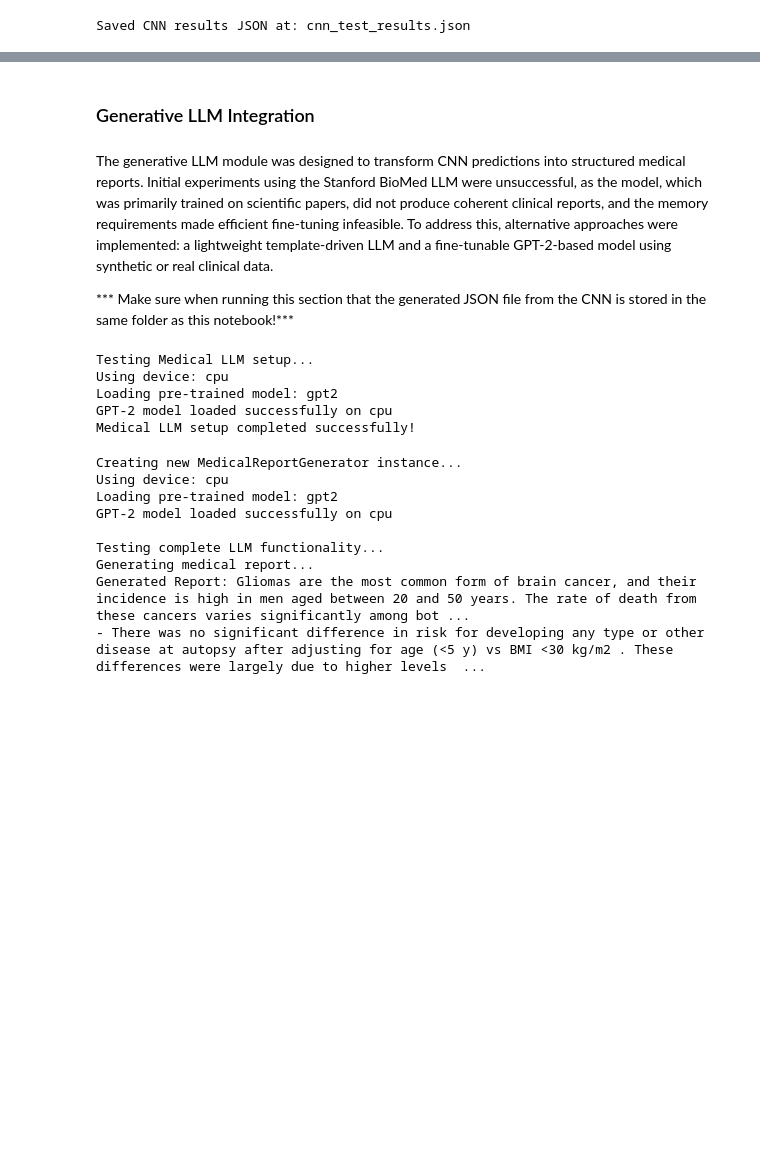
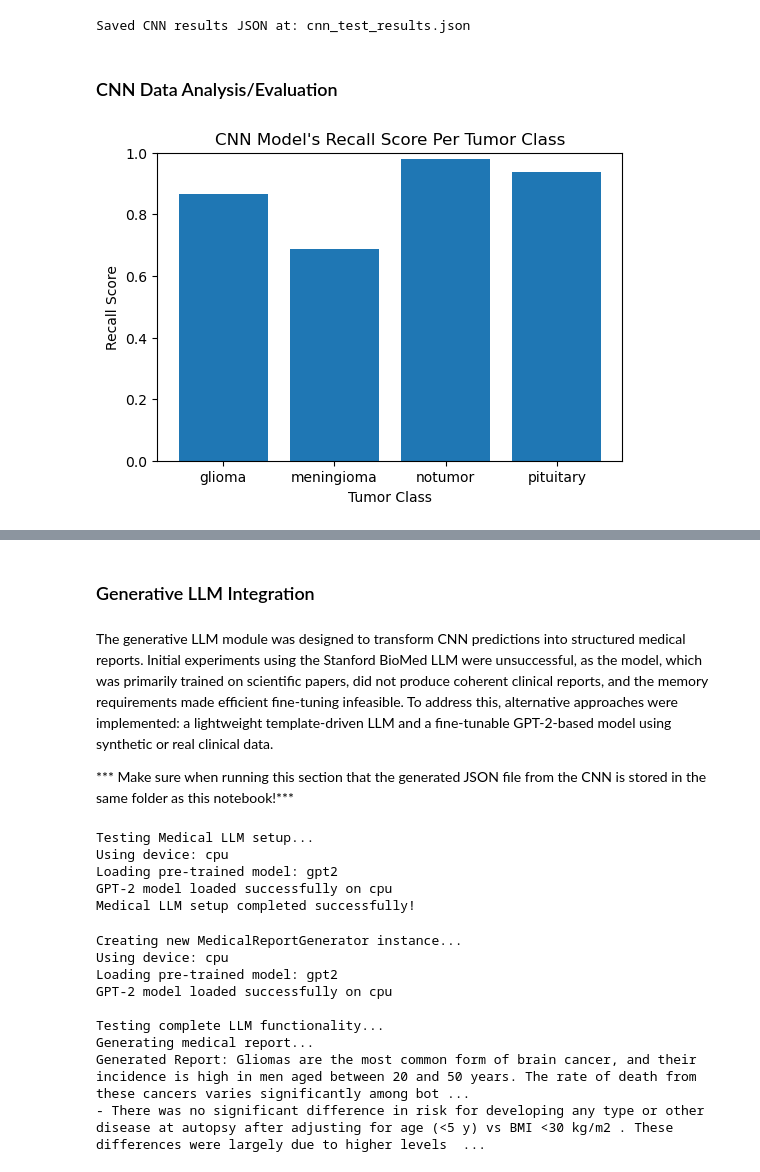
Before and after one commit to harshiambati/transparent_medical_ai, a Jupyter notebook: notebooks/transparent_medical_ai.ipynb, the cells around one changed output, grey strips where cells are left out. Saved outputs shown, nothing was run; the diff lists cells and outputs as text; code cells hidden in the pictures; blank space fills up the shorter version.

Commit message:
data analysis added

```diff
--- a/notebooks/transparent_medical_ai.ipynb
+++ b/notebooks/transparent_medical_ai.ipynb
@@ -778,3 +799,58 @@ with open(json_path, "w") as f:
 print(f"Saved CNN results JSON at: {json_path}")
 # %% [output]
 Saved CNN results JSON at: cnn_test_results.json
+# %% [markdown]
+### CNN Data Analysis/Evaluation
+# %%
+# ============================================================
+#          CNN Model's Recall Score Per Tumor Class
+# ============================================================
+
+#This part of the CNN model evaluation visually represents its recall score per tumor class: glioma, meningioma, notumor, and pituitary.
+#The contents of this bar chart were obtained from the cnn_test_results file.
+#The purpose of this bar chart is to highlight which tumor classes the model performs well on based on its recall score.
+#Recall Formula = True Positives/True Positives + False Negatives
+#In other words, the model's recall values capture the its ability to detect a tumor when the tumor is actually present.
+#Recall is important in tumor detection because missing a tumor(false negative) is worse than an incorrect prediction(false positive).
+#As shown in the bar chart, the CNN model works best on the no tumor and pituitary tumor classes, nearly close to 100%.
+#Referencing the classification report, the recall values for notumor and pituitary tumors are 0.99 and 0.99 respectively.
+#The recall values for glioma and meningioma are 0.84 and 0.76 respectively, highlighting the model's weakness in identifying those two classes.
+#Out of 100 images of true pituitary tumors, the model was able to detect the presence of 99% of them.
+#Out of 100 images with no tumors, the model was able to identify the lack of a presence of a tumor in 99% of them.
+#Out of 100 images of true glioma tumors, the model was able to detect the presence of 84% of them.
+#Out of 100 images of true meningioma tumors, the model was able to detect the presence of 76% of them.
+#In the case of glioma and meningioma, 16% and 24% of tumors were misidentified, respectively, which is an area of concern.
+#The CNN model possesses a strong ability of detecting a pituitary tumor when it is actually present, and when there is no tumor altogether.
+#The CNN model possesses a weakness in detecting glioma tumors and a sigificant weakness in detecting meningioma tumors when they are present.
+
+
+#load and open the contents of the cnn_test_results
+import json
+import pandas as pd
+with open("cnn_test_results.json", "r") as f:
+    results = json.load(f)
+df = pd.DataFrame(results)
+df.head()
+
+#create a list of the tumor classes and provide a numerical label 0-3 for each
+#0: glioma, 1:meningioma, 2:notumor, 3:pituitary
+labels = ["glioma", "meningioma", "notumor", "pituitary"]
+cls2idx = {label: i for i, label in enumerate(labels)}
+
+#convert the model's prediction into a number, following the same numerical labels 0-3
+#then, compare the true label to the model's prediction to determine if it is correct
+df["predicted_label_idx"] = df["predicted_class"].map(cls2idx)
+df["is_correct"] = df["true_label"] == df["predicted_label_idx"]
+
+#create a bar graph with labels to depict the findings
+import matplotlib.pyplot as plt
+per_class_accuracy = df.groupby("true_label")["is_correct"].mean()
+plt.figure(figsize=(6,4))
+plt.bar(labels, per_class_accuracy)
+plt.title("CNN Model's Recall Score Per Tumor Class")
+plt.ylabel("Recall Score")
+plt.xlabel("Tumor Class")
+plt.ylim(0,1)
+plt.show()
+# %% [output]
+[figure, added]
```
Also changed, not shown: parts of 10 cells of this notebook.
